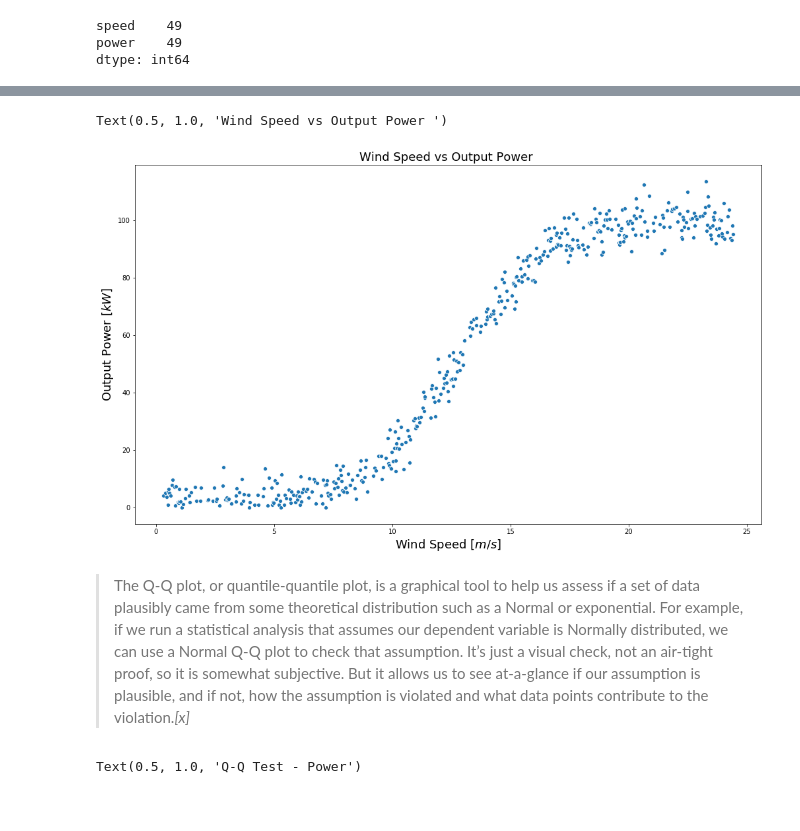
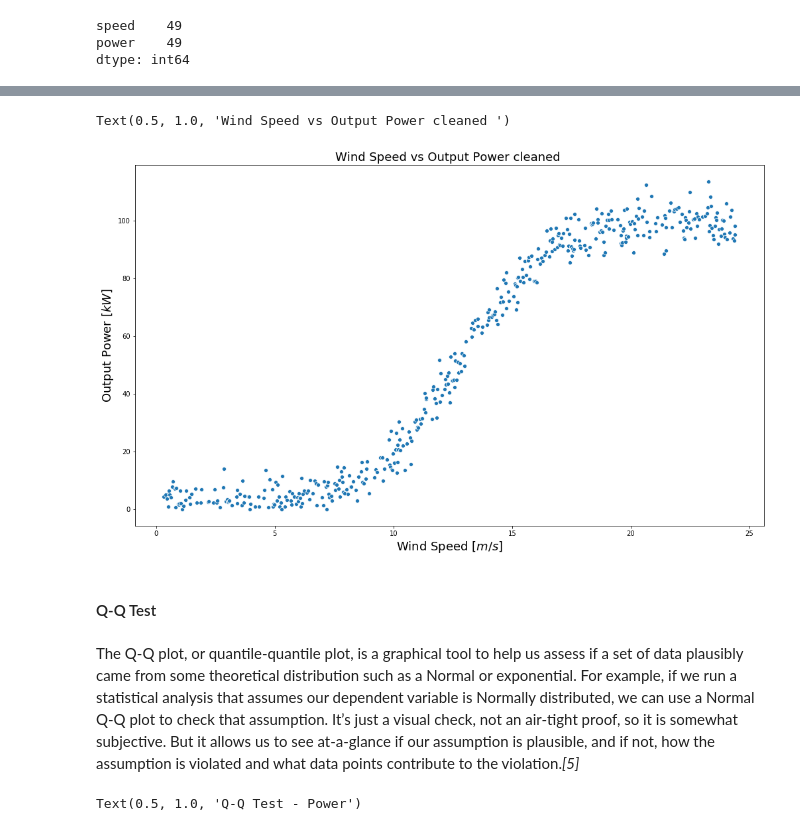
Before and after one commit to Slawak1/MLS-Project-2020, a Jupyter notebook: MLS_Project_2020.ipynb, the cells around one changed output, grey strips where cells are left out. Drawn from its saved outputs; the diff is of its cells as text; code cells hidden in the pictures; blank space fills up the shorter version.

```diff
--- a/MLS_Project_2020.ipynb
+++ b/MLS_Project_2020.ipynb
@@ -202,17 +214,19 @@ Scatter plot shows relation between wind speed and power.
 # %%
 plt.figure(figsize=(17,10))
 ax = sns.scatterplot(data=df_clean, x="speed", y="power" )
 ax.set_ylabel('Output Power', fontsize=22)
 ax.set_xlabel('Wind Speed', fontsize=22)
 
 ax.set_ylabel('Output Power $[kW]$', fontsize=18)
 ax.set_xlabel('Wind Speed $[m/s]$', fontsize=18)
-ax.set_title("Wind Speed vs Output Power ",fontsize=18 )
+ax.set_title("Wind Speed vs Output Power cleaned ",fontsize=18 )
 # %% [output]
-Text(0.5, 1.0, 'Wind Speed vs Output Power ')
+Text(0.5, 1.0, 'Wind Speed vs Output Power cleaned ')
-[figure, old version]
+[figure, new version]
+# %% [markdown]
+#### Q-Q Test
 # %% [markdown]
->The Q-Q plot, or quantile-quantile plot, is a graphical tool to help us assess if a set of data plausibly came from some theoretical distribution such as a Normal or exponential. For example, if we run a statistical analysis that assumes our dependent variable is Normally distributed, we can use a Normal Q-Q plot to check that assumption. It’s just a visual check, not an air-tight proof, so it is somewhat subjective. But it allows us to see at-a-glance if our assumption is plausible, and if not, how the assumption is violated and what data points contribute to the violation.<em>[x]</em>
+The Q-Q plot, or quantile-quantile plot, is a graphical tool to help us assess if a set of data plausibly came from some theoretical distribution such as a Normal or exponential. For example, if we run a statistical analysis that assumes our dependent variable is Normally distributed, we can use a Normal Q-Q plot to check that assumption. It’s just a visual check, not an air-tight proof, so it is somewhat subjective. But it allows us to see at-a-glance if our assumption is plausible, and if not, how the assumption is violated and what data points contribute to the violation.<em>[5]</em>
 # %%
 # Q-Q Plot
 plt.figure()
```
Also changed, not shown: parts of 11 cells of this notebook.
